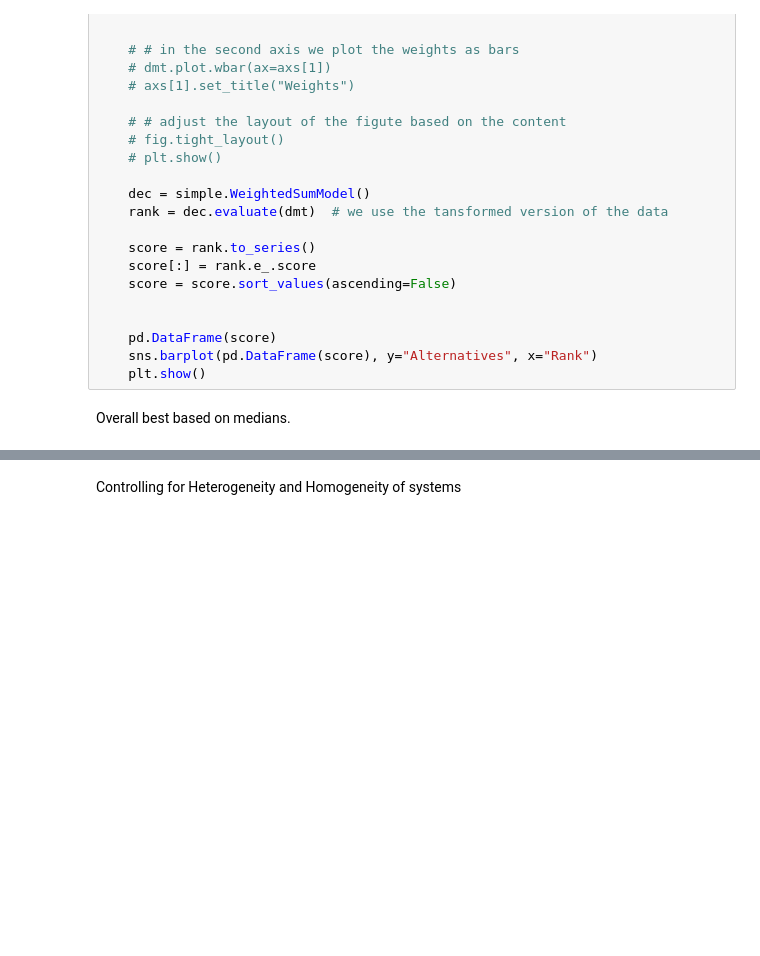
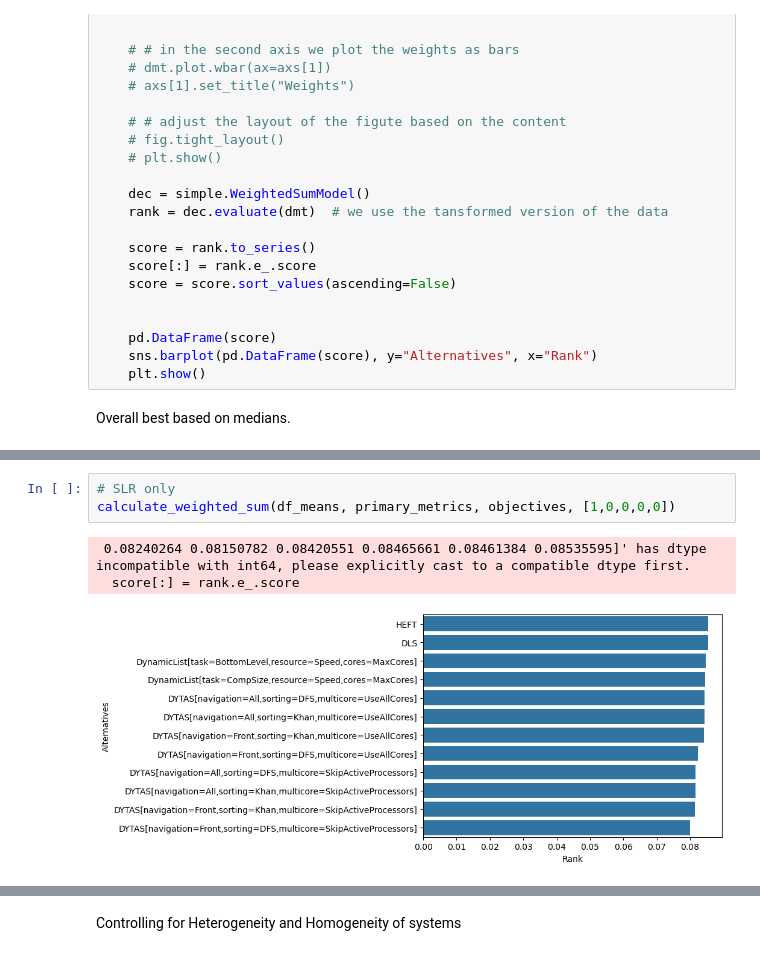
Before and after one commit to jisanos/dslab, a Jupyter notebook: dytas-benchmark/dytas-comparisons/analysis/best-overall.ipynb, the cells around one changed output, grey strips where cells are left out. Saved outputs shown, nothing was run; the diff lists cells and outputs as text; blank space fills up the shorter version.

```diff
--- a/dytas-benchmark/dytas-comparisons/analysis/best-overall.ipynb
+++ b/dytas-benchmark/dytas-comparisons/analysis/best-overall.ipynb
@@ -175,0 +186,7 @@ calculate_weighted_sum(df_medians, primary_metrics, objectives, weights)
+# %%
+# SLR only
+calculate_weighted_sum(df_means, primary_metrics, objectives, [1,0,0,0,0])
+# %% [output]
+ 0.08240264 0.08150782 0.08420551 0.08465661 0.08461384 0.08535595]' has dtype incompatible with int64, please explicitly cast to a compatible dtype first.
+  score[:] = rank.e_.score
+[figure, added]
```
Also changed, not shown: parts of 5 cells of this notebook, 7 other files.
